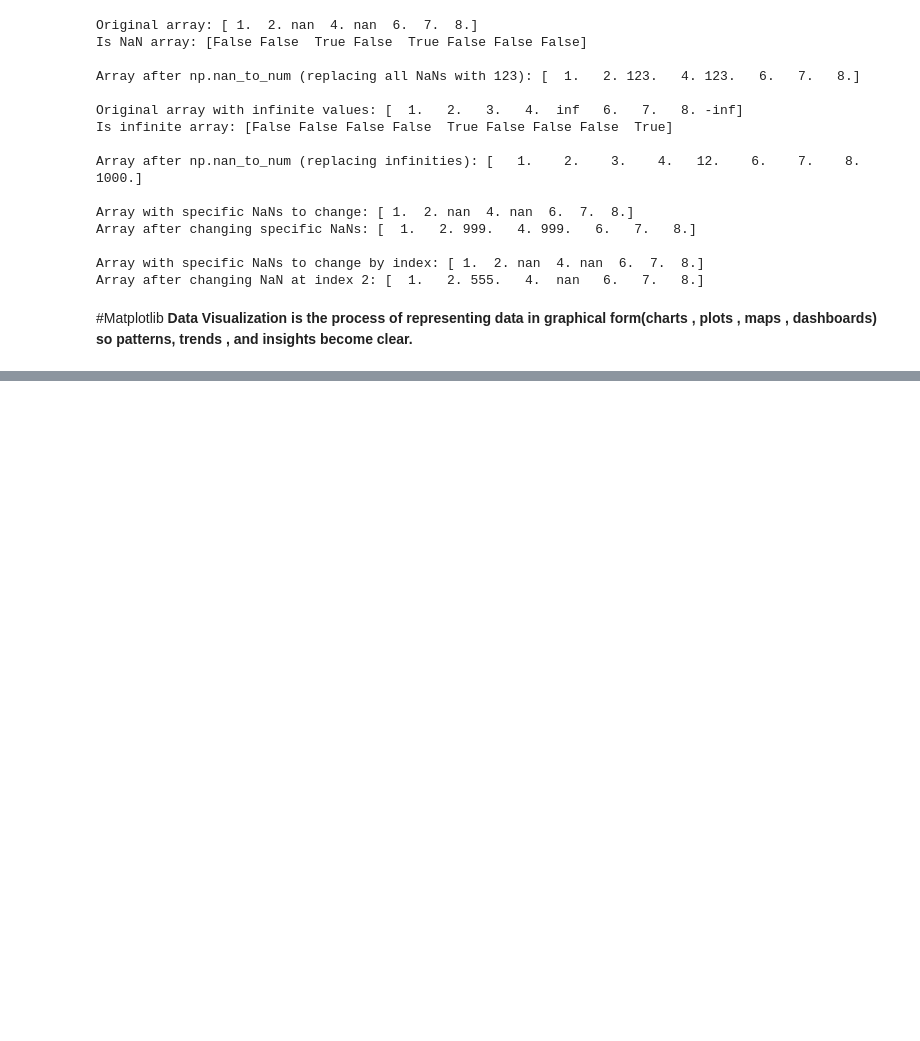
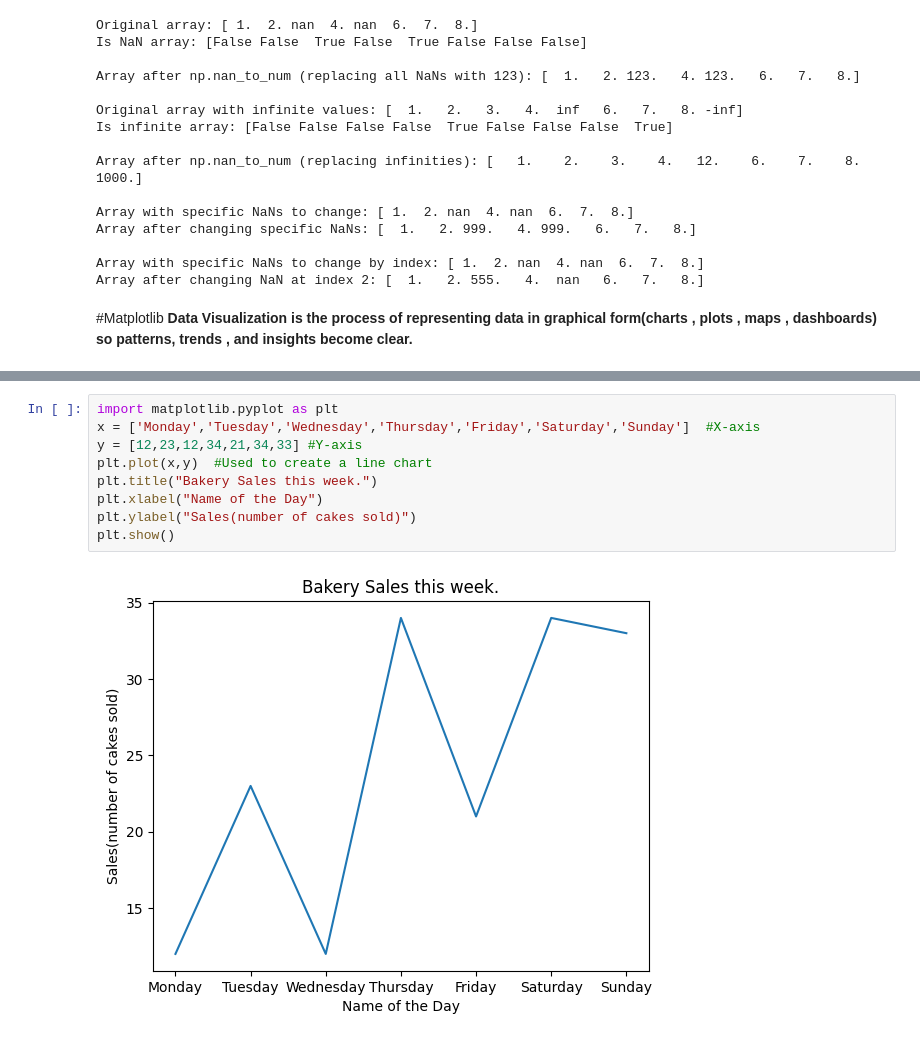
Before and after one commit to Legendkiller9855/Demo, a Jupyter notebook: learning_python_pynb.ipynb, the cells around one changed output, grey strips where cells are left out. Saved outputs shown, nothing was run; the diff lists cells and outputs as text; blank space fills up the shorter version.

```diff
--- a/learning_python_pynb.ipynb
+++ b/learning_python_pynb.ipynb
@@ -2473,0 +2515,11 @@ Array after changing NaN at index 2: [  1.   2. 555.   4.  nan   6.   7.   8.]
+# %%
+import matplotlib.pyplot as plt
+x = ['Monday','Tuesday','Wednesday','Thursday','Friday','Saturday','Sunday']  #X-axis
+y = [12,23,12,34,21,34,33] #Y-axis
+plt.plot(x,y)  #Used to create a line chart
+plt.title("Bakery Sales this week.")
+plt.xlabel("Name of the Day")
+plt.ylabel("Sales(number of cakes sold)")
+plt.show()
+# %% [output]
+[figure, added]
```
Also changed, not shown: parts of 2 cells of this notebook.
